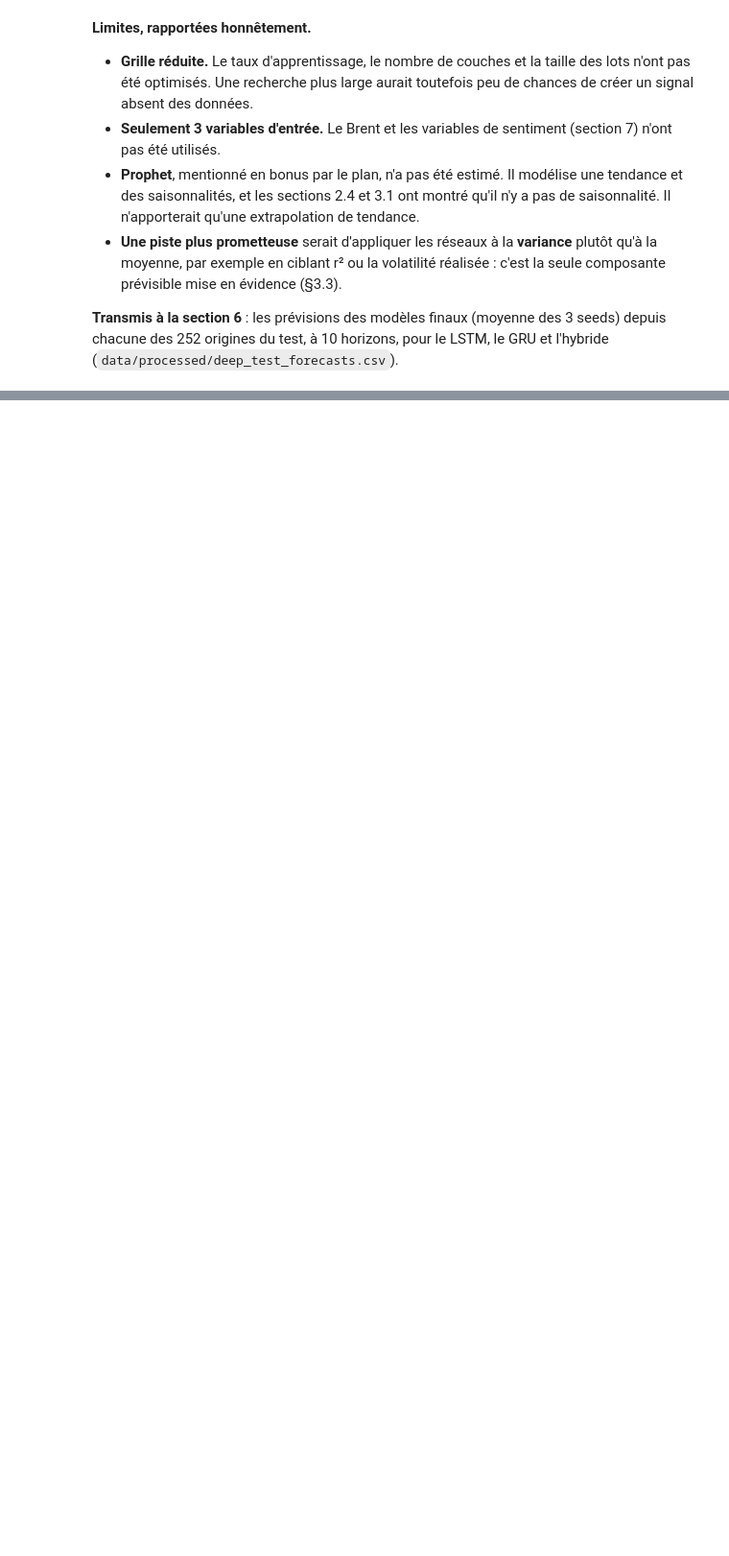
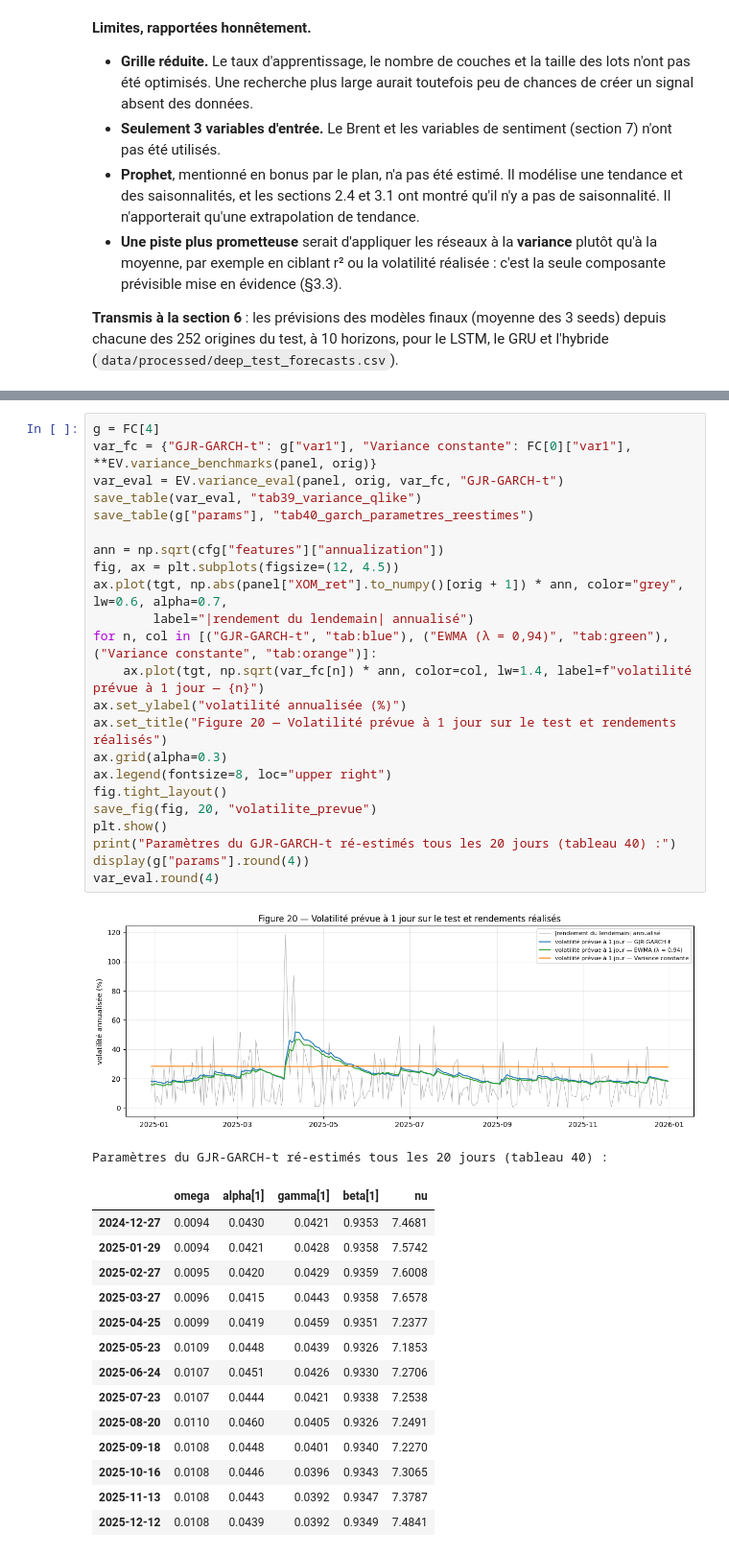
Before and after one commit to aziz28-dev/ts-project, a Jupyter notebook: notebooks/main_python.ipynb, the cells around one changed output, grey strips where cells are left out. Shown at 96% size. Saved outputs shown, nothing was run; the diff lists cells and outputs as text; blank space fills up the shorter version.

```diff
--- a/notebooks/main_python.ipynb
+++ b/notebooks/main_python.ipynb
@@ -2632,0 +2925,40 @@ summary.round(4)
+# %%
+g = FC[4]
+var_fc = {"GJR-GARCH-t": g["var1"], "Variance constante": FC[0]["var1"], **EV.variance_benchmarks(panel, orig)}
+var_eval = EV.variance_eval(panel, orig, var_fc, "GJR-GARCH-t")
+save_table(var_eval, "tab39_variance_qlike")
+save_table(g["params"], "tab40_garch_parametres_reestimes")
+
+ann = np.sqrt(cfg["features"]["annualization"])
+fig, ax = plt.subplots(figsize=(12, 4.5))
+ax.plot(tgt, np.abs(panel["XOM_ret"].to_numpy()[orig + 1]) * ann, color="grey", lw=0.6, alpha=0.7,
+        label="|rendement du lendemain| annualisé")
+for n, col in [("GJR-GARCH-t", "tab:blue"), ("EWMA (λ = 0,94)", "tab:green"), ("Variance constante", "tab:orange")]:
+    ax.plot(tgt, np.sqrt(var_fc[n]) * ann, color=col, lw=1.4, label=f"volatilité prévue à 1 jour — {n}")
+ax.set_ylabel("volatilité annualisée (%)")
+ax.set_title("Figure 20 — Volatilité prévue à 1 jour sur le test et rendements réalisés")
+ax.grid(alpha=0.3)
+ax.legend(fontsize=8, loc="upper right")
+fig.tight_layout()
+save_fig(fig, 20, "volatilite_prevue")
+plt.show()
+print("Paramètres du GJR-GARCH-t ré-estimés tous les 20 jours (tableau 40) :")
+display(g["params"].round(4))
+var_eval.round(4)
+# %% [output]
+[figure, added]
+Paramètres du GJR-GARCH-t ré-estimés tous les 20 jours (tableau 40) :
+|  | omega | alpha[1] | gamma[1] | beta[1] | nu |
+| 2024-12-27 | 0.0094 | 0.0430 | 0.0421 | 0.9353 | 7.4681 |
+| 2025-01-29 | 0.0094 | 0.0421 | 0.0428 | 0.9358 | 7.5742 |
+| 2025-02-27 | 0.0095 | 0.0420 | 0.0429 | 0.9359 | 7.6008 |
+| 2025-03-27 | 0.0096 | 0.0415 | 0.0443 | 0.9358 | 7.6578 |
+| 2025-04-25 | 0.0099 | 0.0419 | 0.0459 | 0.9351 | 7.2377 |
+| 2025-05-23 | 0.0109 | 0.0448 | 0.0439 | 0.9326 | 7.1853 |
+| 2025-06-24 | 0.0107 | 0.0451 | 0.0426 | 0.9330 | 7.2706 |
+| 2025-07-23 | 0.0107 | 0.0444 | 0.0421 | 0.9338 | 7.2538 |
+| 2025-08-20 | 0.0110 | 0.0460 | 0.0405 | 0.9326 | 7.2491 |
+| 2025-09-18 | 0.0108 | 0.0448 | 0.0401 | 0.9340 | 7.2270 |
+| 2025-10-16 | 0.0108 | 0.0446 | 0.0396 | 0.9343 | 7.3065 |
+| 2025-11-13 | 0.0108 | 0.0443 | 0.0392 | 0.9347 | 7.3787 |
+| 2025-12-12 | 0.0108 | 0.0439 | 0.0392 | 0.9349 | 7.4841 |
```
Also changed, not shown: parts of 23 cells of this notebook, 23 other files.
